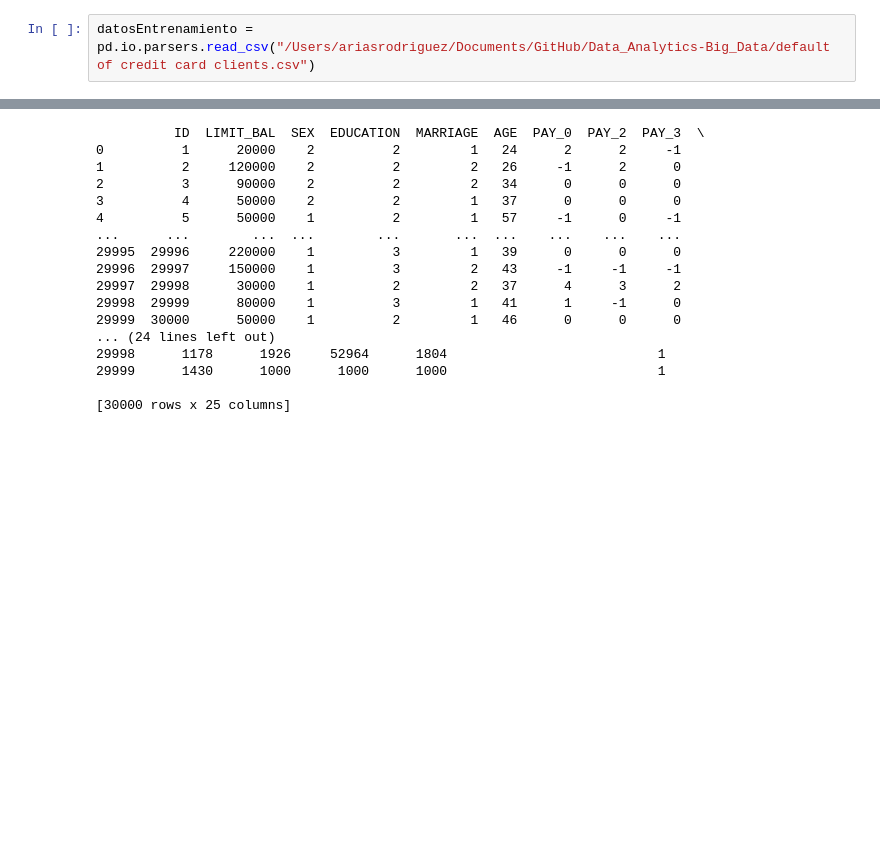
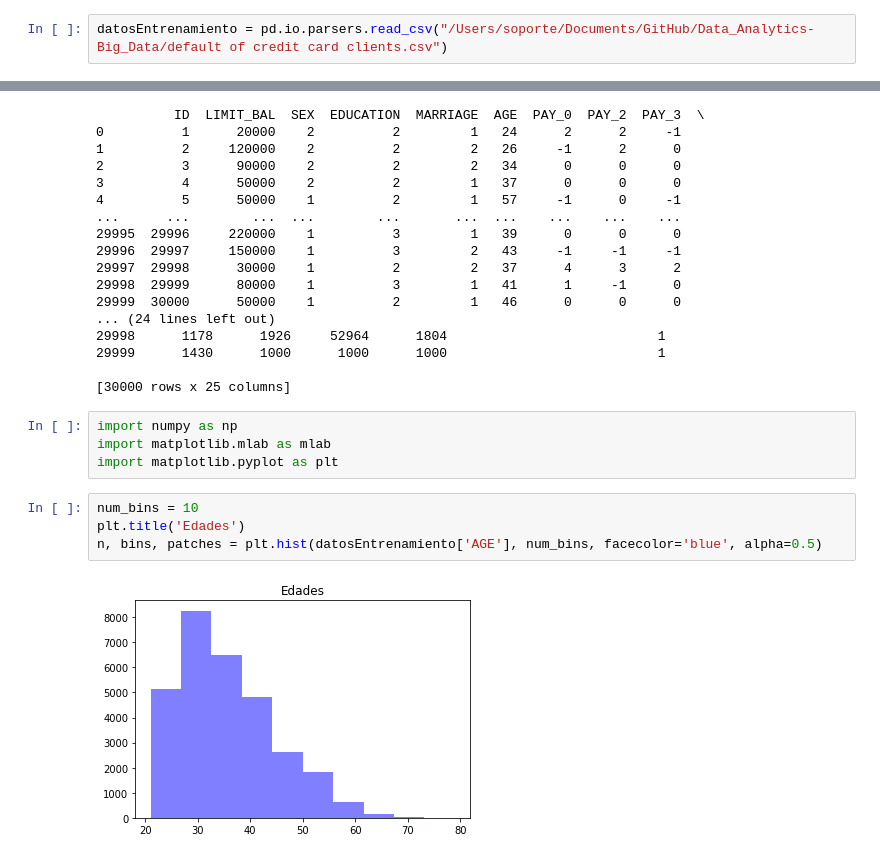
Before and after one commit to ariasrodriguezdaniel/Data_Analytics-Big_Data, a Jupyter notebook: Task 5.1.ipynb, the cells around one changed output, grey strips where cells are left out. Drawn from its saved outputs; the diff is of its cells as text; blank space fills up the shorter version.

Commit message:
Task Análisis Datos

```diff
--- a/Task 5.1.ipynb
+++ b/Task 5.1.ipynb
@@ -1,7 +1,7 @@
 # %%
 import pandas as pd
 # %%
-datosEntrenamiento = pd.io.parsers.read_csv("/Users/ariasrodriguez/Documents/GitHub/Data_Analytics-Big_Data/default of credit card clients.csv")
+datosEntrenamiento = pd.io.parsers.read_csv("/Users/soporte/Documents/GitHub/Data_Analytics-Big_Data/default of credit card clients.csv")
 # %%
 datosEntrenamiento
 # %% [output]
@@ -57,3 +55,13 @@ print(datosEntrenamiento)
 29999      1430      1000      1000      1000                           1
 
 [30000 rows x 25 columns]
+# %%
+import numpy as np
+import matplotlib.mlab as mlab
+import matplotlib.pyplot as plt
+# %%
+num_bins = 10
+plt.title('Edades')
+n, bins, patches = plt.hist(datosEntrenamiento['AGE'], num_bins, facecolor='blue', alpha=0.5)
+# %% [output]
+[figure, added]
```
Also changed, not shown: parts of 6 cells of this notebook.
